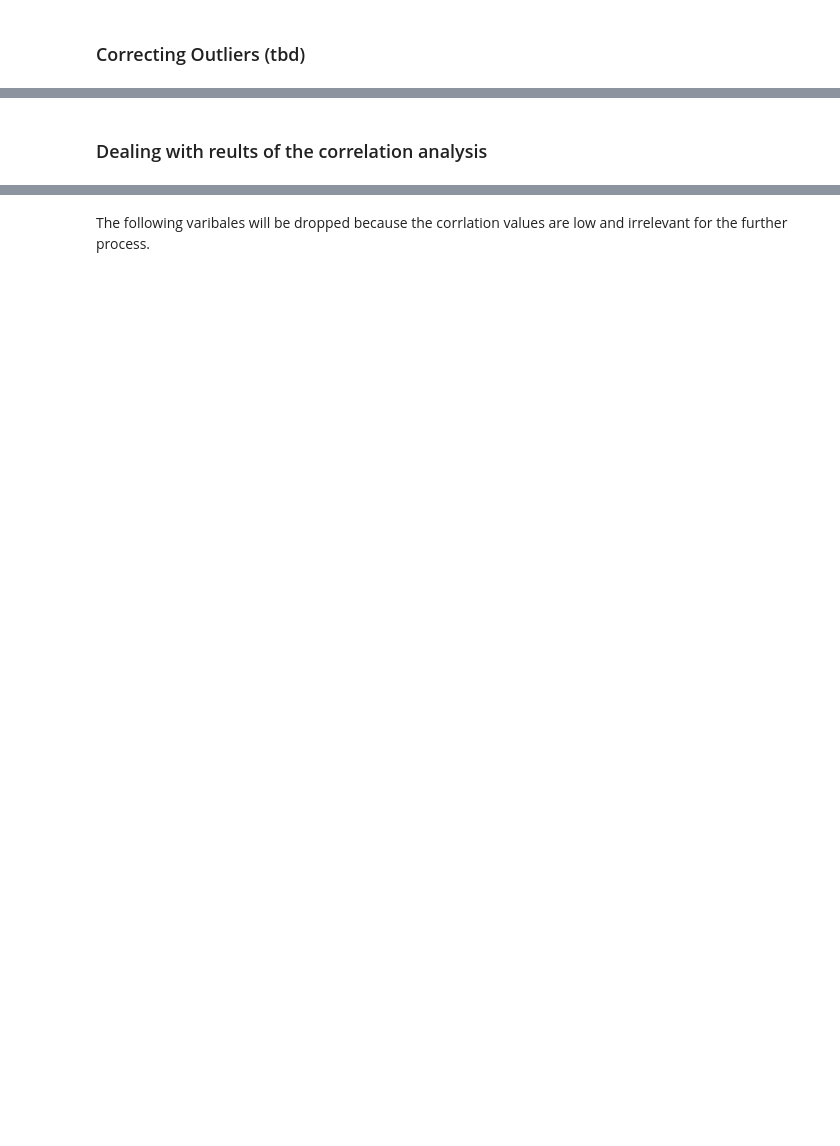
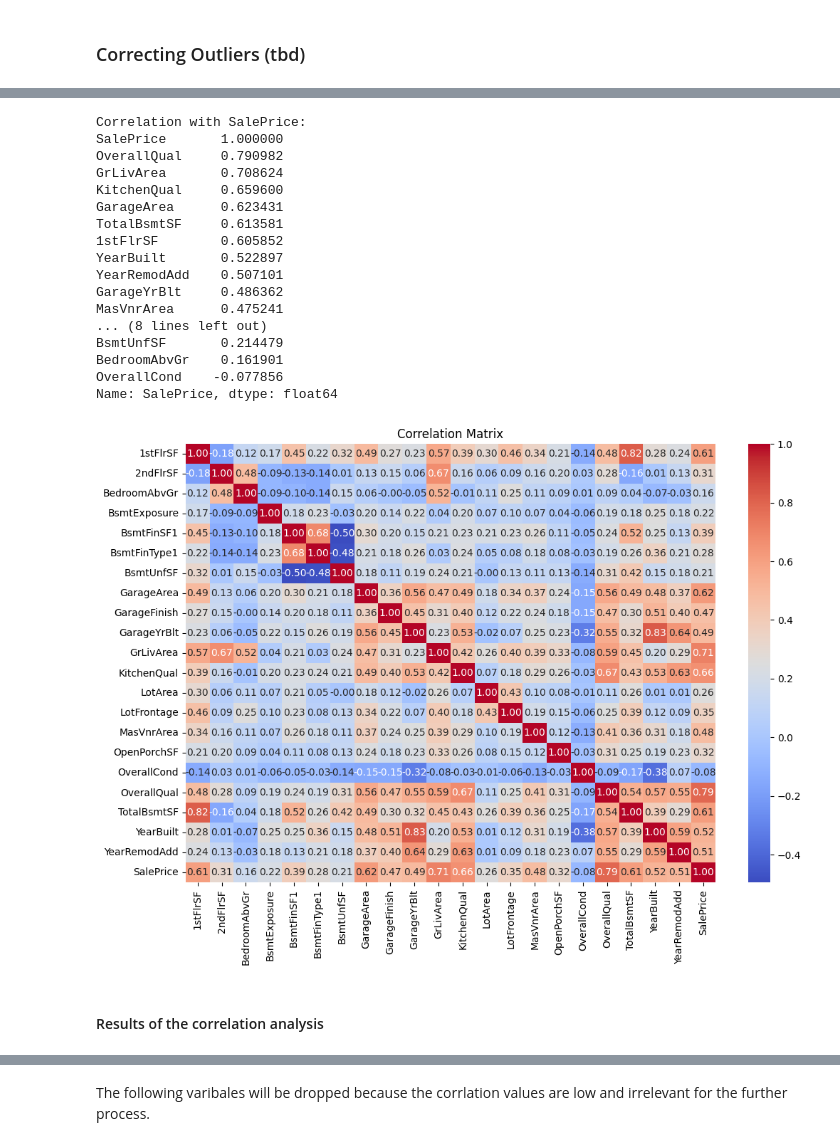
Before and after one commit to Fl0W97/ci-c5-housing-market-prices, a Jupyter notebook: jupyter_notebooks/02_data_cleaning.ipynb, the cells around one changed output, grey strips where cells are left out. Cells and saved outputs as stored; diff of their text form; code cells hidden in the pictures; blank space fills up the shorter version.

Commit message:
move correlation analysis to data cleaning notebook, add small adjustments

```diff
--- a/jupyter_notebooks/02_data_cleaning.ipynb
+++ b/jupyter_notebooks/02_data_cleaning.ipynb
@@ -197,2 +260,37 @@ print(correlation_matrix)
+# %%
+correlation_matrix = df.corr()
+
+# Focus on the correlation with 'SalePrice'
+print("Correlation with SalePrice:")
+correlation_with_saleprice = correlation_matrix['SalePrice'].sort_values(ascending=False)
+print(correlation_with_saleprice)
+
+# Optionally, you can plot the correlation matrix using seaborn or matplotlib
+import seaborn as sns
+import matplotlib.pyplot as plt
+
+plt.figure(figsize=(12, 8))
+sns.heatmap(correlation_matrix, annot=True, fmt=".2f", cmap="coolwarm", cbar=True)
+plt.title("Correlation Matrix")
+plt.show()
+# %% [output]
+Correlation with SalePrice:
+SalePrice       1.000000
+OverallQual     0.790982
+GrLivArea       0.708624
+KitchenQual     0.659600
+GarageArea      0.623431
+TotalBsmtSF     0.613581
+1stFlrSF        0.605852
+YearBuilt       0.522897
+YearRemodAdd    0.507101
+GarageYrBlt     0.486362
+MasVnrArea      0.475241
+... (8 lines left out)
+BsmtUnfSF       0.214479
+BedroomAbvGr    0.161901
+OverallCond    -0.077856
+Name: SalePrice, dtype: float64
+[figure, added]
 # %% [markdown]
-### Dealing with reults of the correlation analysis
+#### Results of the correlation analysis
```
Also changed, not shown: parts of 12 cells of this notebook, 3 other files.
